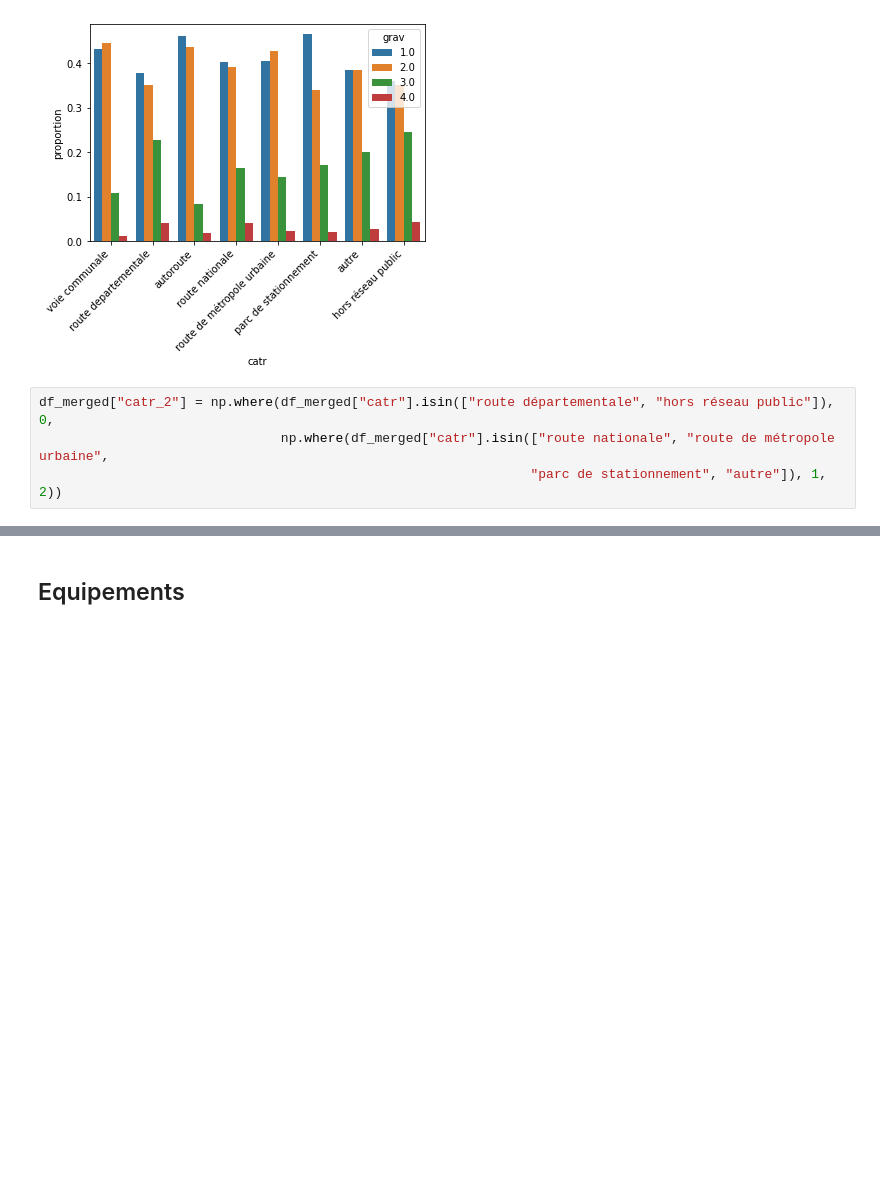
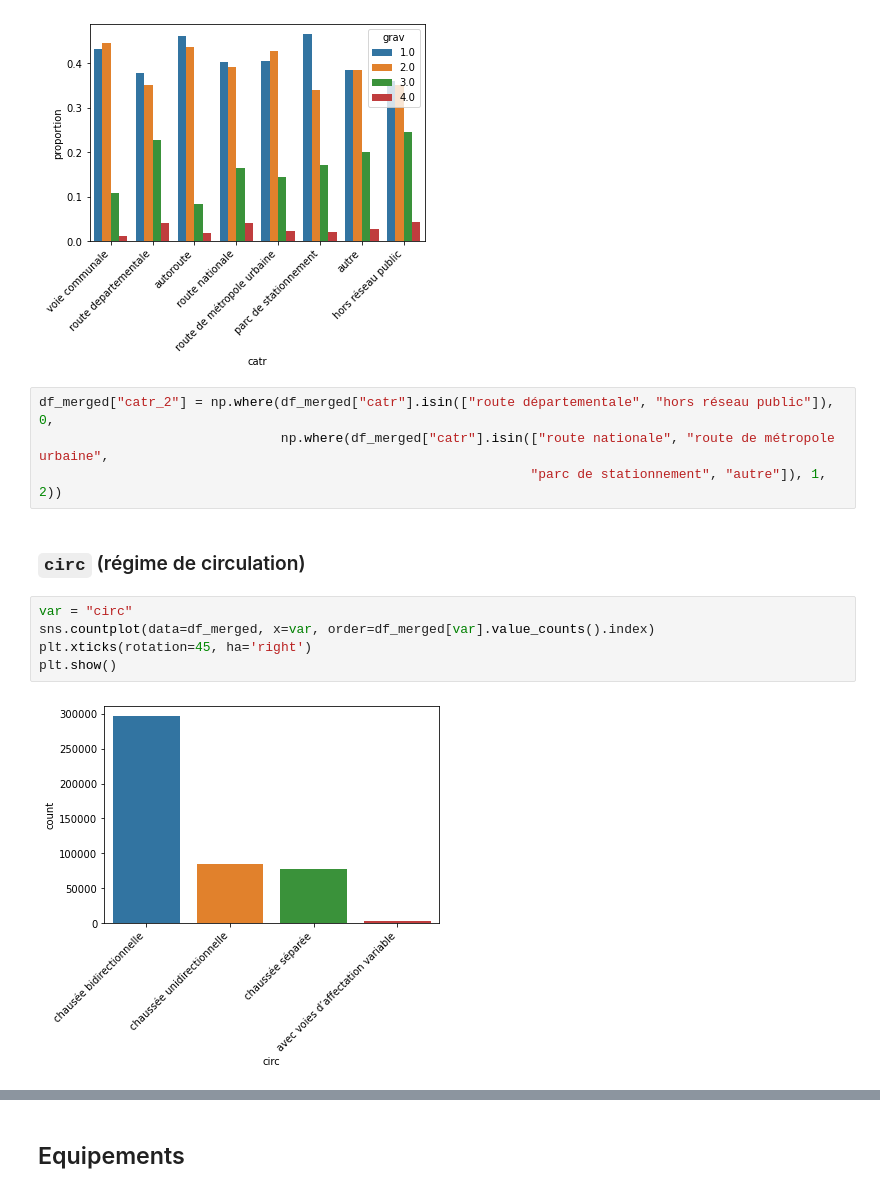
Before and after one commit to antoine-palazz/Projet_Python_ENSAE_2A, a Jupyter notebook: scripts/eda.ipynb, the cells around one changed output, grey strips where cells are left out. Drawn from its saved outputs; the diff is of its cells as text; blank space fills up the shorter version.

```diff
--- a/scripts/eda.ipynb
+++ b/scripts/eda.ipynb
@@ -469,3 +431,12 @@ plt.show()
 df_merged["catr_2"] = np.where(df_merged["catr"].isin(["route départementale", "hors réseau public"]), 0,
                                np.where(df_merged["catr"].isin(["route nationale", "route de métropole urbaine",
                                                                "parc de stationnement", "autre"]), 1, 2))
+# %% [markdown]
+### `circ` (régime de circulation)
+# %%
+var = "circ"
+sns.countplot(data=df_merged, x=var, order=df_merged[var].value_counts().index)
+plt.xticks(rotation=45, ha='right')
+plt.show()
+# %% [output]
+[figure, added]
```
Also changed, not shown: parts of 44 cells of this notebook, 1 other file.
